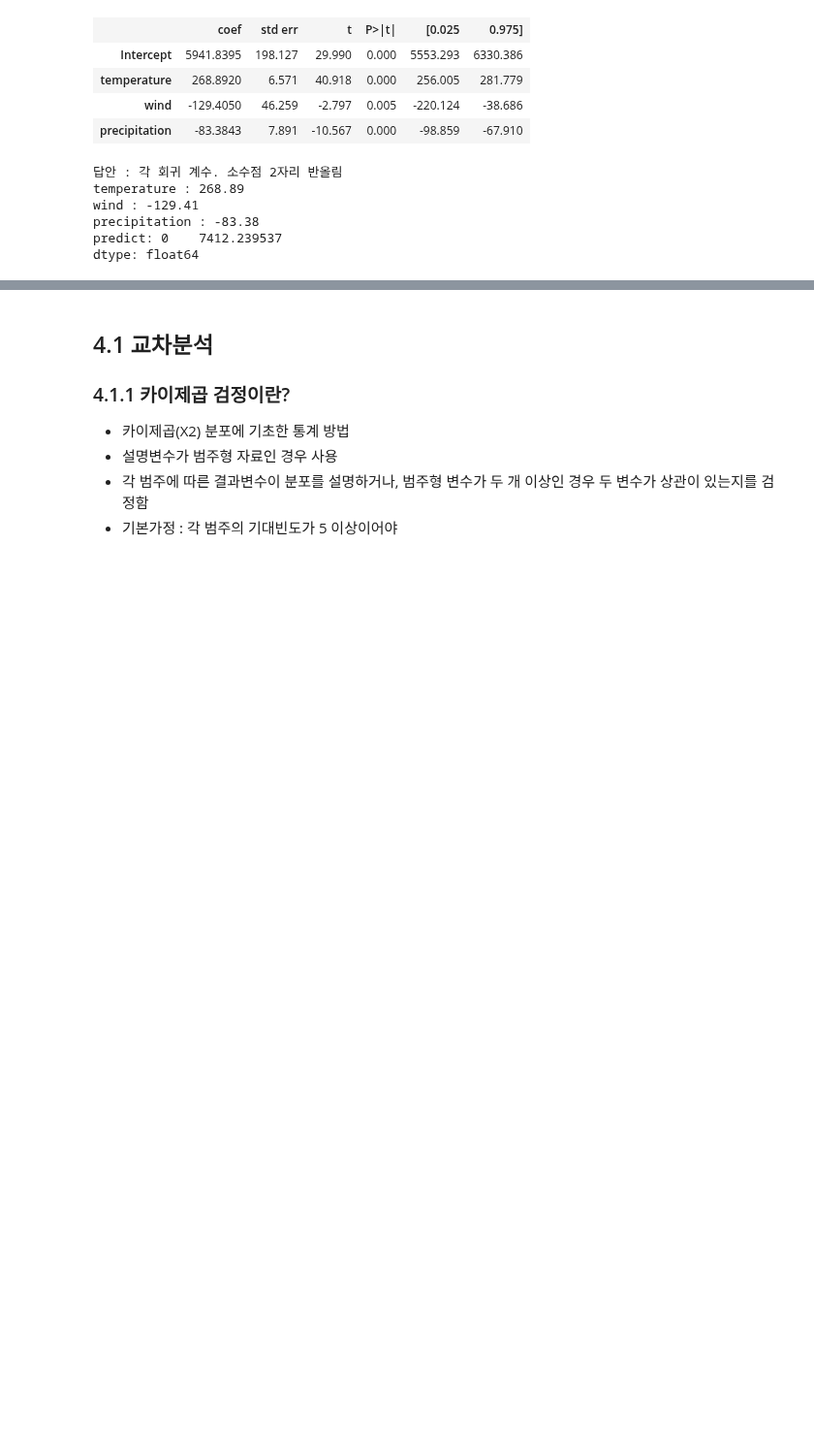
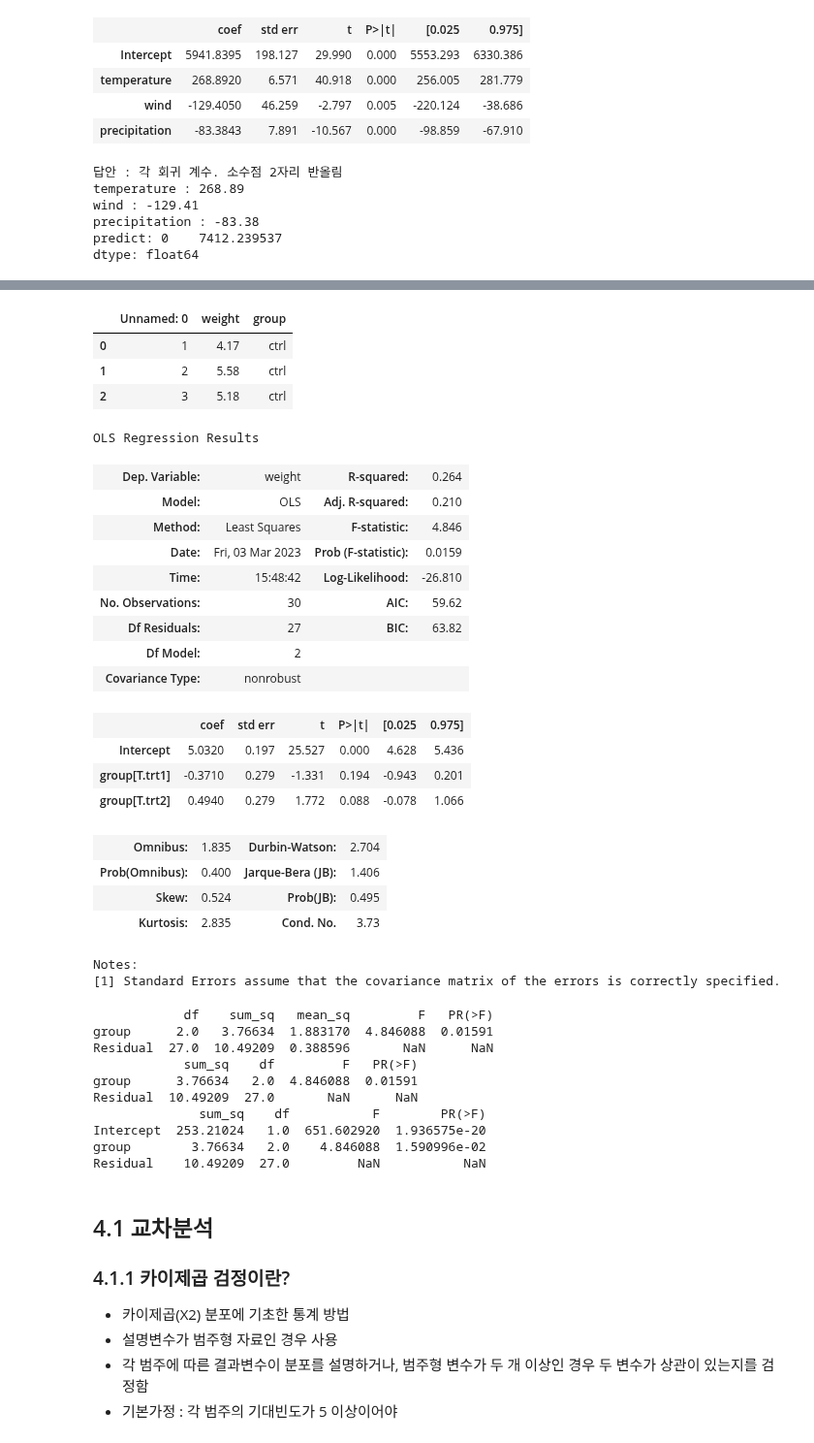
Before and after one commit to johyunkang/adp_certificate, a Jupyter notebook: adp_stats_quiz.ipynb, the cells around one changed output, grey strips where cells are left out. Shown at 97% size. Drawn from its saved outputs; the diff is of its cells as text; code cells hidden in the pictures; blank space fills up the shorter version.

Commit message:
statsmodels.stats.anova anova_lm

```diff
--- a/adp_stats_quiz.ipynb
+++ b/adp_stats_quiz.ipynb
@@ -324,3 +343,60 @@ dtype: float64
+# %%
+import pandas as pd
+from statsmodels.formula.api import ols
+from statsmodels.stats.anova import anova_lm
+
+# 데이터 로드
+data = pd.read_csv('https://vincentarelbundock.github.io/Rdatasets/csv/datasets/PlantGrowth.csv')
+display(data.head(3))
+# 모델 정의
+model = ols('weight ~ group', data).fit()
+
+print('\n\n')
+display(model.summary())
+print('\n\n')
+# Type 1 ANOVA 분석 결과 출력
+print(anova_lm(model, typ=1))
+
+# Type 2 ANOVA 분석 결과 출력
+print(anova_lm(model, typ=2))
+
+# Type 3 ANOVA 분석 결과 출력
+print(anova_lm(model, typ=3))
+# %% [output]
+|  | Unnamed: 0 | weight | group |
+| 0 | 1 | 4.17 | ctrl |
+| 1 | 2 | 5.58 | ctrl |
+| 2 | 3 | 5.18 | ctrl |
+OLS Regression Results
+| Dep. Variable: | weight | R-squared: | 0.264 |
+| Model: | OLS | Adj. R-squared: | 0.210 |
+| Method: | Least Squares | F-statistic: | 4.846 |
+| Date: | Fri, 03 Mar 2023 | Prob (F-statistic): | 0.0159 |
+| Time: | 15:48:42 | Log-Likelihood: | -26.810 |
+| No. Observations: | 30 | AIC: | 59.62 |
+| Df Residuals: | 27 | BIC: | 63.82 |
+| Df Model: | 2 |  |  |
+| Covariance Type: | nonrobust |  |  |
+|  | coef | std err | t | P>|t| | [0.025 | 0.975] |
+| Intercept | 5.0320 | 0.197 | 25.527 | 0.000 | 4.628 | 5.436 |
+| group[T.trt1] | -0.3710 | 0.279 | -1.331 | 0.194 | -0.943 | 0.201 |
+| group[T.trt2] | 0.4940 | 0.279 | 1.772 | 0.088 | -0.078 | 1.066 |
+| Omnibus: | 1.835 | Durbin-Watson: | 2.704 |
+| Prob(Omnibus): | 0.400 | Jarque-Bera (JB): | 1.406 |
+| Skew: | 0.524 | Prob(JB): | 0.495 |
+| Kurtosis: | 2.835 | Cond. No. | 3.73 |
+Notes:
+[1] Standard Errors assume that the covariance matrix of the errors is correctly specified.
+            df    sum_sq   mean_sq         F   PR(>F)
+group      2.0   3.76634  1.883170  4.846088  0.01591
+Residual  27.0  10.49209  0.388596       NaN      NaN
+            sum_sq    df         F   PR(>F)
+group      3.76634   2.0  4.846088  0.01591
+Residual  10.49209  27.0       NaN      NaN
+              sum_sq    df           F        PR(>F)
+Intercept  253.21024   1.0  651.602920  1.936575e-20
+group        3.76634   2.0    4.846088  1.590996e-02
+Residual    10.49209  27.0         NaN           NaN
 # %% [markdown]
 ## 4.1 교차분석
 ### 4.1.1 카이제곱 검정이란?
```
Also changed, not shown: parts of 3 cells of this notebook.
